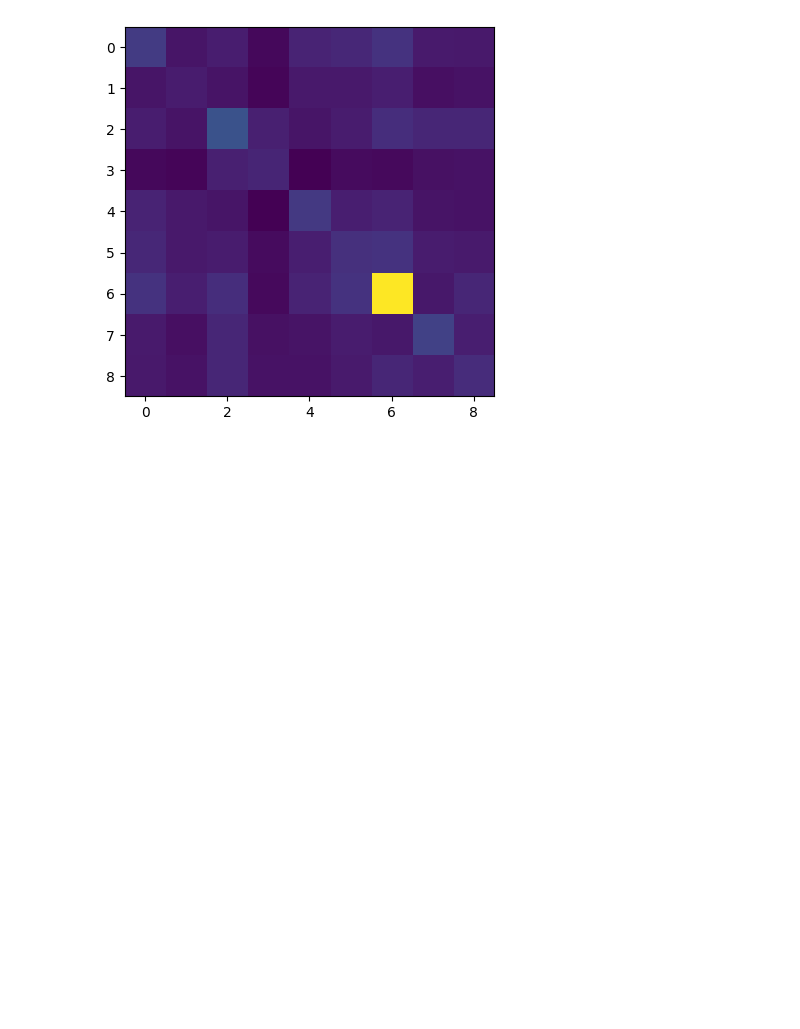
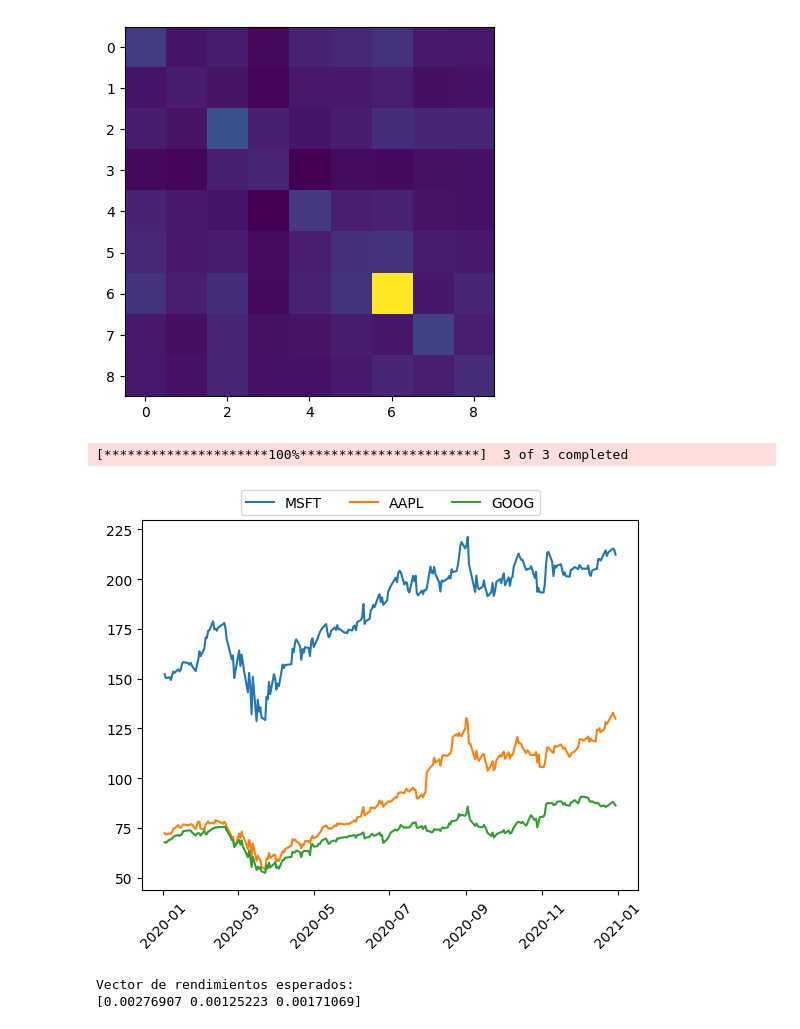
Before and after one commit to Florencio03/qiskitFinanceProyect, a Jupyter notebook: qiskitFinanceProyect.ipynb, the cells around one changed output. Saved outputs shown, nothing was run; the diff lists cells and outputs as text; code cells hidden in the pictures; blank space fills up the shorter version.

```diff
--- a/qiskitFinanceProyect.ipynb
+++ b/qiskitFinanceProyect.ipynb
@@ -73,3 +61,41 @@ plt.imshow(sigma, interpolation="nearest")
 plt.show()
 # %% [output]
 [figure]
+# %%
+import datetime
+import numpy as np
+import matplotlib.pyplot as plt
+import yfinance as yf
+
+tickers = ["MSFT", "AAPL", "GOOG"]
+raw = yf.download(
+    tickers,
+    start="2020-01-01",
+    end="2020-12-31",
+    auto_adjust=False
+)
+
+prices = raw["Adj Close"]
+
+for ticker in tickers:
+    plt.plot(prices[ticker], label=ticker)
+
+plt.legend(loc="upper center", bbox_to_anchor=(0.5, 1.1), ncol=3)
+plt.xticks(rotation=45)
+plt.show()
+# %% [output]
+[*********************100%***********************]  3 of 3 completed
+[figure, added]
+# %%
+returns = prices.pct_change().dropna()
+
+mu = returns.mean().to_numpy()
+
+sigma = returns.cov().to_numpy()
+
+print("Vector de rendimientos esperados:")
+print(mu)
+#print(sigma)
+# %% [output]
+Vector de rendimientos esperados:
+[0.00276907 0.00125223 0.00171069]
```
Also changed, not shown: parts of 7 cells of this notebook.
